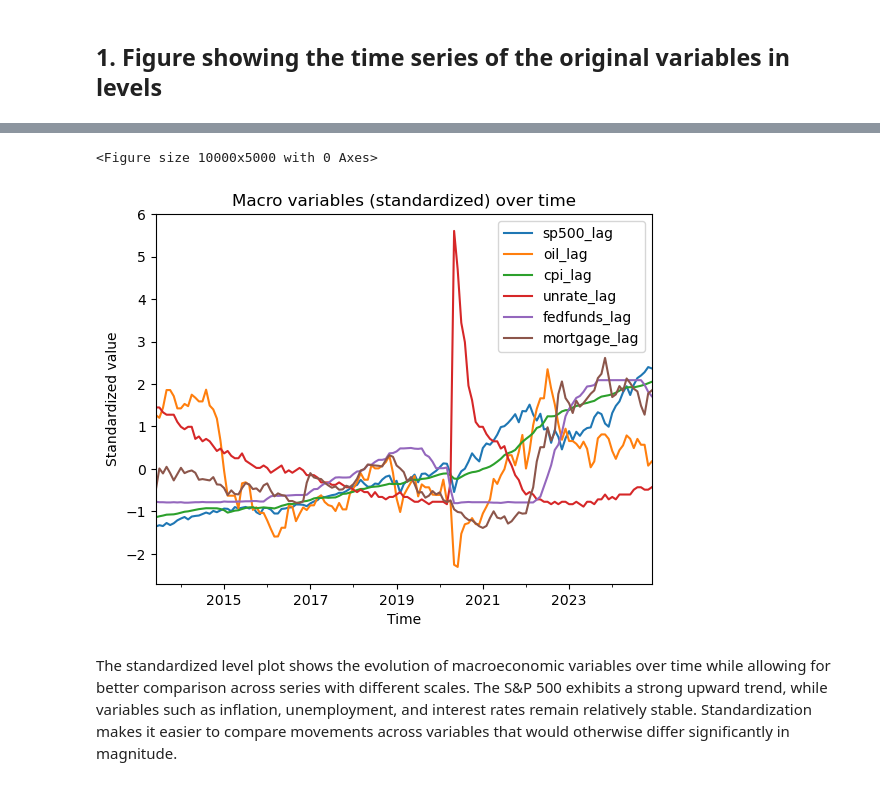
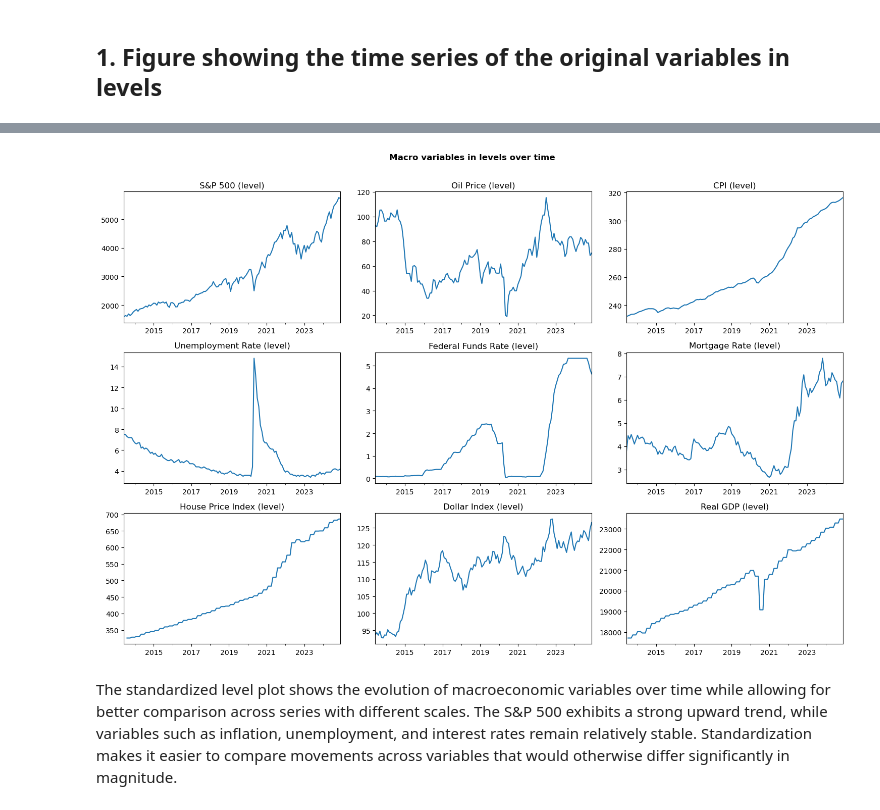
Before and after one commit to Minaslunde/FIE463-assignment2, a Jupyter notebook: data (1)/data/solution2.ipynb, the cells around one changed output, grey strips where cells are left out. Cells and saved outputs as stored; diff of their text form; code cells hidden in the pictures.

Commit message:
Fix all variables

```diff
--- a/data (1)/data/solution2.ipynb
+++ b/data (1)/data/solution2.ipynb
@@ -382,9 +429,19 @@ In task 4 we examine how macroeconomic variables help explain household expectat
 # %% [markdown]
 ## 1. Figure showing the time series of the original variables in levels
 # %%
-macro_vars = ["sp500_lag", "oil_lag", "cpi_lag", "unrate_lag", "fedfunds_lag", "mortgage_lag"]
+macro_vars = ["sp500_lag",
+              "oil_lag", "cpi_lag",
+              "unrate_lag", "fedfunds_lag",
+              "mortgage_lag", "hpi_lag",
+              "dollar_lag", "gdp_lag"]
 
-df_levels = df.groupby("year_month")[macro_vars].mean(numeric_only=True)
+macro_changes = [
+    "sp500_mom", "oil_mom",
+    "cpi_mom", "cpi_yoy",
+    "unrate_mom", "fedfunds_mom",
+    "mortgage_mom", "hpi_mom", "hpi_yoy",
+    "dollar_mom", "gdp_qoq", "gdp_yoy"
+]
 
-# standardize to fit in one model
-df_levels_std = (df_levels - df_levels.mean()) / df_levels.std()
+df_levels  = df.groupby("year_month")[macro_vars].mean(numeric_only=True)
+df_changes = df.groupby("year_month")[macro_changes].mean(numeric_only=True)
@@ -391,14 +469,30 @@ df_levels_std = (df_levels - df_levels.mean()) / df_levels.std()
 # %%
-# plot
-plt.figure(figsize=(100, 50))
-df_levels_std.plot()
-plt.title("Macro variables (standardized) over time")
-plt.xlabel("Time")
-plt.ylabel("Standardized value")
+titles_levels = {
+    "sp500_lag":    "S&P 500 (level)",
+    "oil_lag":      "Oil Price (level)",
+    "cpi_lag":      "CPI (level)",
+    "unrate_lag":   "Unemployment Rate (level)",
+    "fedfunds_lag": "Federal Funds Rate (level)",
+    "mortgage_lag": "Mortgage Rate (level)",
+    "hpi_lag":      "House Price Index (level)",
+    "dollar_lag":   "Dollar Index (level)",
+    "gdp_lag":      "Real GDP (level)",
+}
+
+fig, axes = plt.subplots(3, 3, figsize=(15, 10))
+axes = axes.flatten()
+
+for i, var in enumerate(macro_vars):
+    df_levels[var].plot(ax=axes[i])
+    axes[i].set_title(titles_levels[var])
+    axes[i].set_xlabel("")
+    axes[i].set_ylabel("")
+
+plt.suptitle("Macro variables in levels over time", fontweight="bold", y=1.01)
+plt.tight_layout()
 plt.show()
 # %% [output]
-<Figure size 10000x5000 with 0 Axes>
-[figure, old version]
+[figure, new version]
 # %% [markdown]
 The standardized level plot shows the evolution of macroeconomic variables over time while allowing for better comparison across series with different scales. The S&P 500 exhibits a strong upward trend, while variables such as inflation, unemployment, and interest rates remain relatively stable. Standardization makes it easier to compare movements across variables that would otherwise differ significantly in magnitude.
 # %% [markdown]
```
Also changed, not shown: parts of 36 cells of this notebook, 2 other files.
